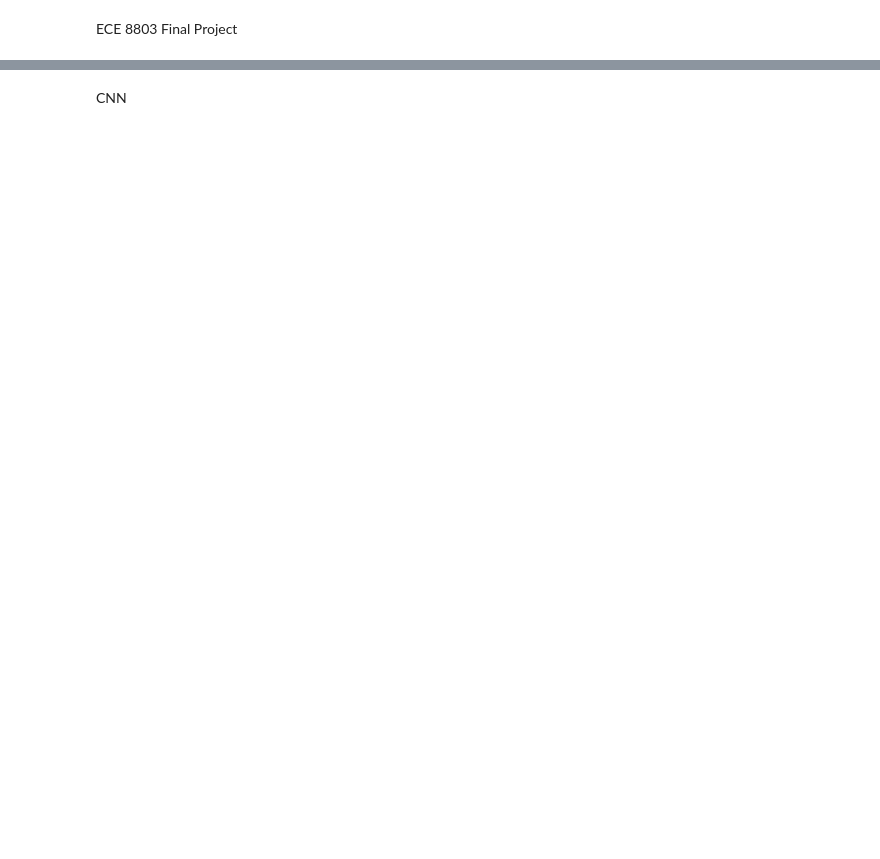
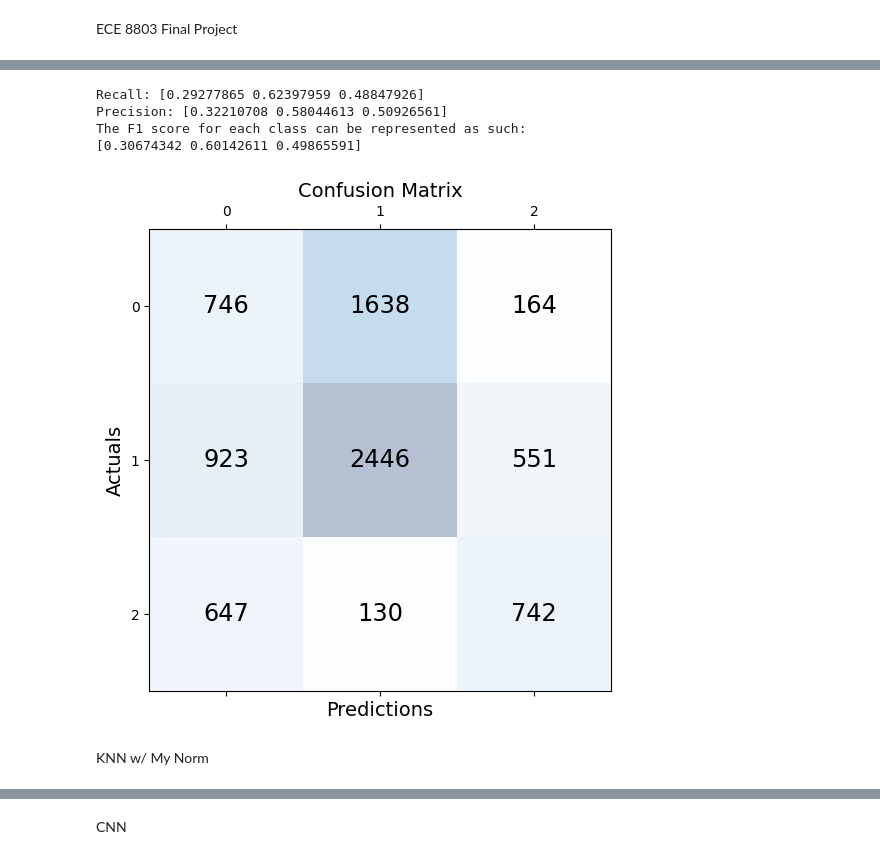
Before and after one commit to jgrilo3/8803_Final_Project, a Jupyter notebook: 8803FinalProject.ipynb, the cells around one changed output, grey strips where cells are left out. Saved outputs shown, nothing was run; the diff lists cells and outputs as text; code cells hidden in the pictures; blank space fills up the shorter version.

```diff
--- a/8803FinalProject.ipynb
+++ b/8803FinalProject.ipynb
@@ -244,0 +400,29 @@ print("Accuracy: {:.2f}%".format(accuracy*100))
+# %%
+from sklearn.metrics import f1_score, recall_score, precision_score
+print("Recall: " + str(recall_score(y_test, y_pred, average = None)))
+print("Precision: " + str(precision_score(y_test, y_pred, average = None, zero_division = 0)))
+
+print("The F1 score for each class can be represented as such: ")
+print(f1_score(y_test, y_pred, average=None))
+# %% [output]
+Recall: [0.29277865 0.62397959 0.48847926]
+Precision: [0.32210708 0.58044613 0.50926561]
+The F1 score for each class can be represented as such:
+[0.30674342 0.60142611 0.49865591]
+# %%
+from sklearn.metrics import confusion_matrix
+conf_matrix = confusion_matrix(y_test, y_pred)
+fig, ax = plt.subplots(figsize=(6, 6))
+ax.matshow(conf_matrix, cmap=plt.cm.Blues, alpha=0.3)
+for i in range(conf_matrix.shape[0]):
+    for j in range(conf_matrix.shape[1]):
+        ax.text(x=j, y=i,s=conf_matrix[i, j], va='center', ha='center', size='xx-large')
+
+plt.xlabel('Predictions', fontsize=14)
+plt.ylabel('Actuals', fontsize=14)
+plt.title('Confusion Matrix', fontsize=14)
+plt.show()
+# %% [output]
+[figure, added]
+# %% [markdown]
+KNN w/ My Norm
```
Also changed, not shown: parts of 41 cells of this notebook.
